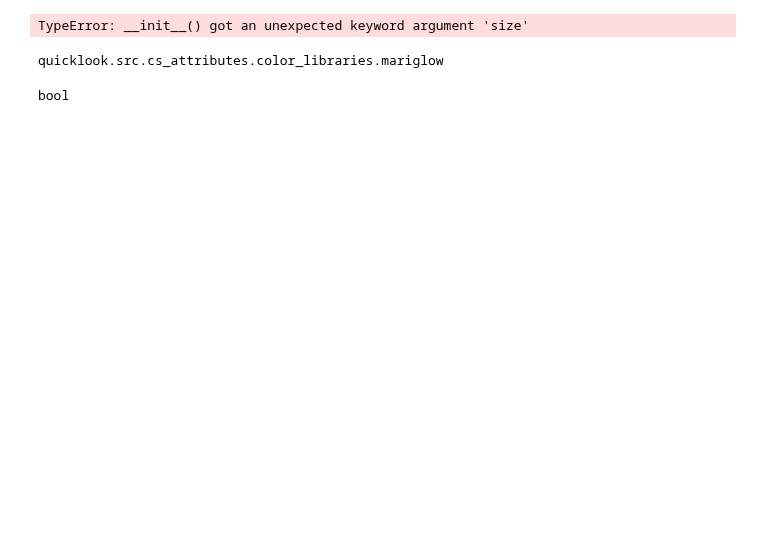
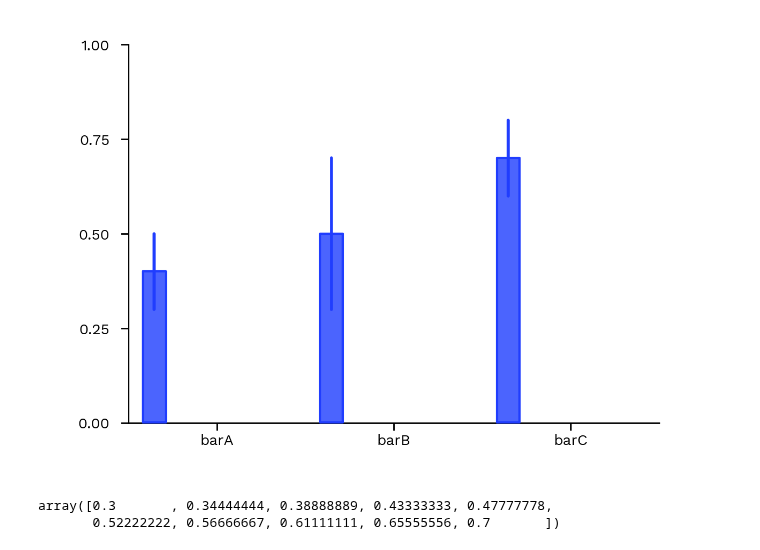
Before and after one commit to alexdsbreslav/quicklooks, a Jupyter notebook: Untitled.ipynb, the cells around one changed output. Drawn from its saved outputs; the diff is of its cells as text; code cells hidden in the pictures; blank space fills up the shorter version.

Commit message:
update line plot and bar plot styling

```diff
--- a/Untitled.ipynb
+++ b/Untitled.ipynb
@@ -3,23 +3,45 @@ import quicklook as ql
 # %%
 chart_skeleton = ql.chart_skeleton(
 size = ql.chart_size.half_slide,
 color_library = ql.color_libraries.mariglow,
 title = '',
 xlabel = '',
 ylabel = '',
 x_min_max = (0,1), y_min_max = (0,1),
 xtick_interval = 0.25, ytick_interval = 0.25,
 xtick_labels = ql.chart_xlabel.default,
 ytick_labels = ql.chart_ylabel.default,
 horizontal_gridlines_on = False,
 vertical_gridlines_on = False);
+
+y = [0.4,0.5,0.7]
+yerr = [0.1,0.2,0.1]
+
+bar = ql.bar_plot(chart_skeleton,
+xlabels = ['barA','barB', 'barC'],
+y = y,
+yerror = yerr, #If no values, None
+bars_per_xlabel = ,
+bar_index = 0,
+color = chart_skeleton.color_library.default,
+opacity = 1,
+label_for_legend = '',
+layer_order = 1)
+
+# bar = ql.bar_plot(chart_skeleton,
+# xlabels = ['barC','barB'],
+# y = [0.65,0.2],
+# yerror = [0.4,0.3], #If no values, None
+# bars_per_xlabel = 2,
+# bar_index = 1,
+# color = chart_skeleton.color_library.orange,
+# opacity = 1,
+# label_for_legend = '',
+# layer_order = 1)
 # %% [output]
-TypeError: __init__() got an unexpected keyword argument 'size'
+[figure, added]
-# %%
-chart_skeleton.color_library.
-# %% [output]
-quicklook.src.cs_attributes.color_libraries.mariglow
-# %%
-type(True)
-# %% [output]
-bool
+# %%
+np.linspace(y[i]-yerr[i], y[i]+yerr[i],10)
+# %% [output]
+array([0.3       , 0.34444444, 0.38888889, 0.43333333, 0.47777778,
+       0.52222222, 0.56666667, 0.61111111, 0.65555556, 0.7       ])
```
Also changed, not shown: parts of 3 cells of this notebook, 6 other files.
